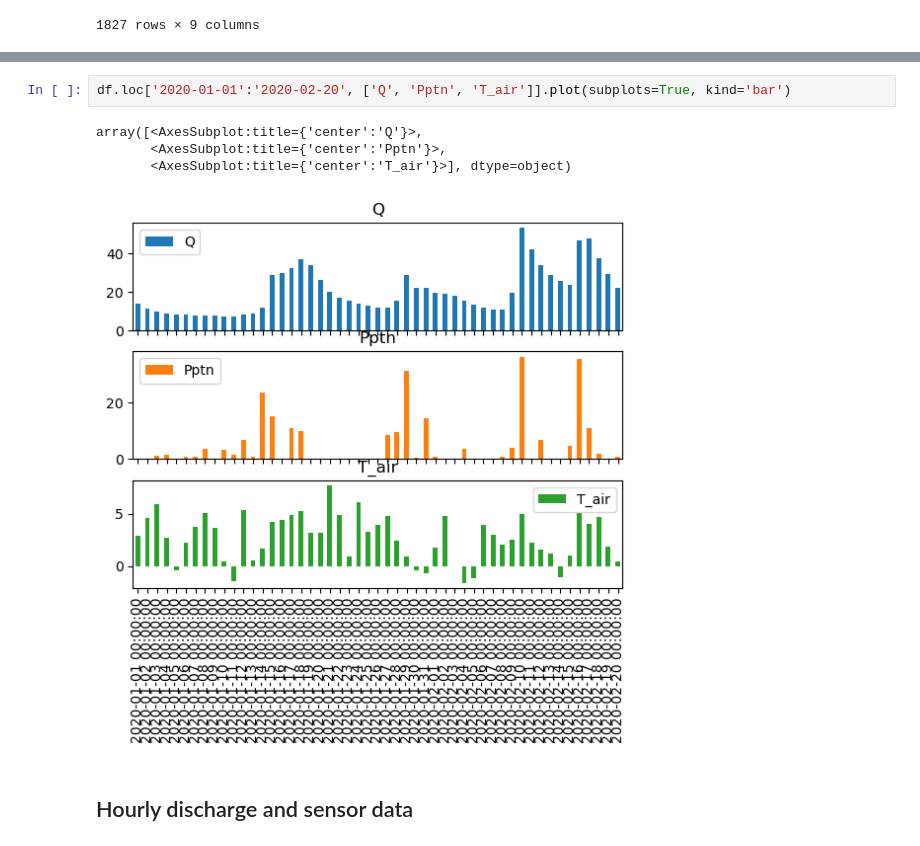
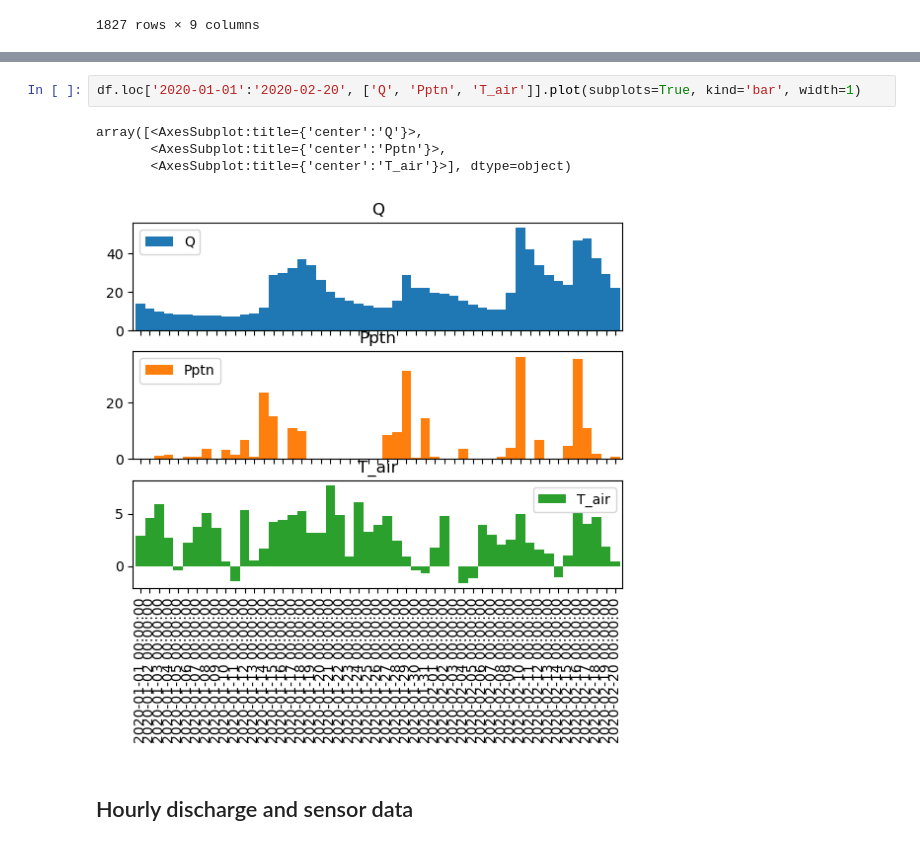
Before and after one commit to NIVANorge/maalselva, a Jupyter notebook: 2022_MD/code/md_option4_python.ipynb, the cells around one changed output, grey strips where cells are left out. Drawn from its saved outputs; the diff is of its cells as text.

```diff
--- a/2022_MD/code/md_option4_python.ipynb
+++ b/2022_MD/code/md_option4_python.ipynb
@@ -261,10 +274,10 @@ plt.savefig(r'../figures/timeseries_all-data_%s.png' %site)
 # %%
-df.loc['2020-01-01':'2020-02-20', ['Q', 'Pptn', 'T_air']].plot(subplots=True, kind='bar')
+df.loc['2020-01-01':'2020-02-20', ['Q', 'Pptn', 'T_air']].plot(subplots=True, kind='bar', width=1)
 # %% [output]
 array([<AxesSubplot:title={'center':'Q'}>,
        <AxesSubplot:title={'center':'Pptn'}>,
        <AxesSubplot:title={'center':'T_air'}>], dtype=object)
-[figure, old version]
+[figure, new version]
 # %% [markdown]
 ## Hourly discharge and sensor data
 # %%
```
Also changed, not shown: parts of 11 cells of this notebook, 6 other files.
